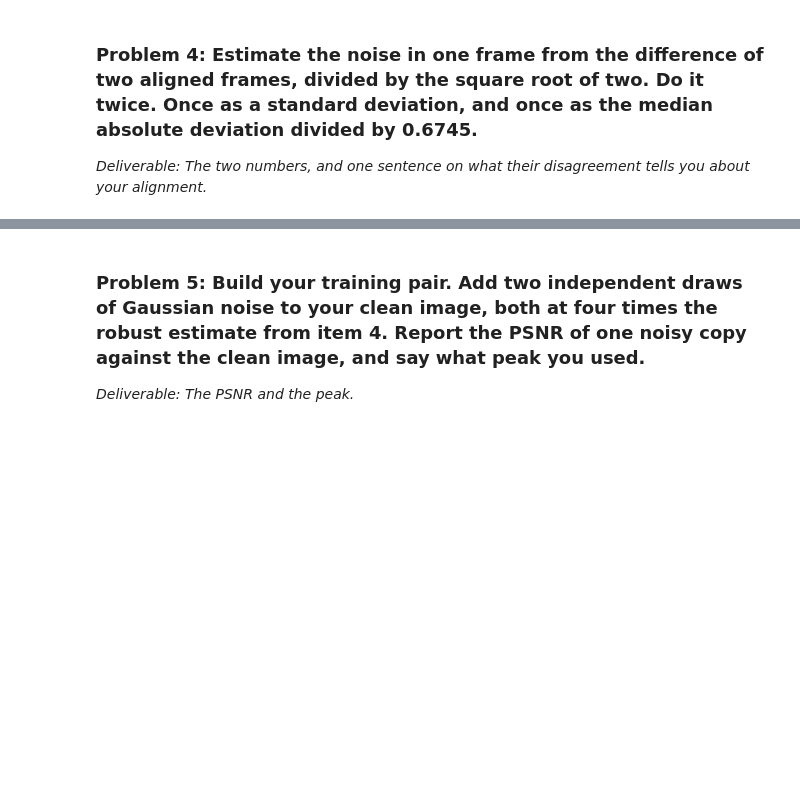
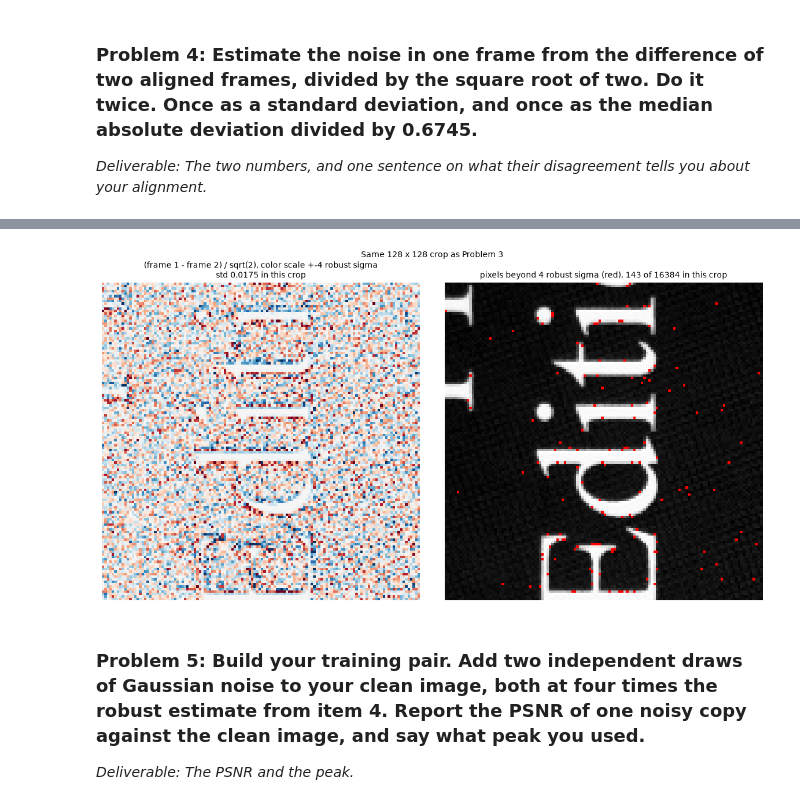
Before and after one commit to Jon-Knapp/EE513, a Jupyter notebook: Project 2/Homework 7 Training Without Clean Images.ipynb, the cells around one changed output, grey strips where cells are left out. Saved outputs shown, nothing was run; the diff lists cells and outputs as text; code cells hidden in the pictures; blank space fills up the shorter version.

```diff
--- a/Project 2/Homework 7 Training Without Clean Images.ipynb
+++ b/Project 2/Homework 7 Training Without Clean Images.ipynb
@@ -279,3 +446,21 @@ display(Markdown(
+# %%
+# What item 4 measures, on the Problem 3 crop. Left: the difference of frames 1 and 2 divided by sqrt(2), which is one
+# frame's noise. Right: the pixels beyond 4 robust sigma (red) on top of the clean image; most line the letters' edges.
+d_crop = diff01[C3]
+fig, axes = plt.subplots(1, 2, figsize=(12, 6.2))
+axes[0].imshow(d_crop, cmap="RdBu_r", vmin=-4 * SIGMA_ROBUST, vmax=4 * SIGMA_ROBUST, interpolation="nearest")
+axes[0].set_title(f"(frame 1 - frame 2) / sqrt(2), color scale +-4 robust sigma\nstd {d_crop.std():.4f} in this crop",
+                  fontsize=10)
+lo3, hi3 = np.percentile(clean[C3], [0.5, 99.5])
+axes[1].imshow(clean[C3], cmap="gray", vmin=lo3, vmax=hi3, interpolation="nearest")
+axes[1].imshow(np.ma.masked_where(~tail[C3], np.ones(d_crop.shape)), cmap="autumn", alpha=1.0, interpolation="nearest")
+axes[1].set_title(f"pixels beyond 4 robust sigma (red), {tail[C3].sum()} of {tail[C3].size} in this crop", fontsize=10)
+for ax in axes:
+    ax.axis("off")
+fig.suptitle("Same 128 x 128 crop as Problem 3", fontsize=10, y=1.0)
+fig.tight_layout(); fig.savefig("hw7_item4_difference.png", dpi=150, bbox_inches="tight"); plt.show()
+# %% [output]
+[figure, added]
 # %% [markdown]
 ### Problem 5: Build your training pair. Add two independent draws of Gaussian noise to your clean image, both at four times the robust estimate from item 4. Report the PSNR of one noisy copy against the clean image, and say what peak you used.
 _Deliverable: The PSNR and the peak._
```
Also changed, not shown: parts of 33 cells of this notebook, 18 other files.
